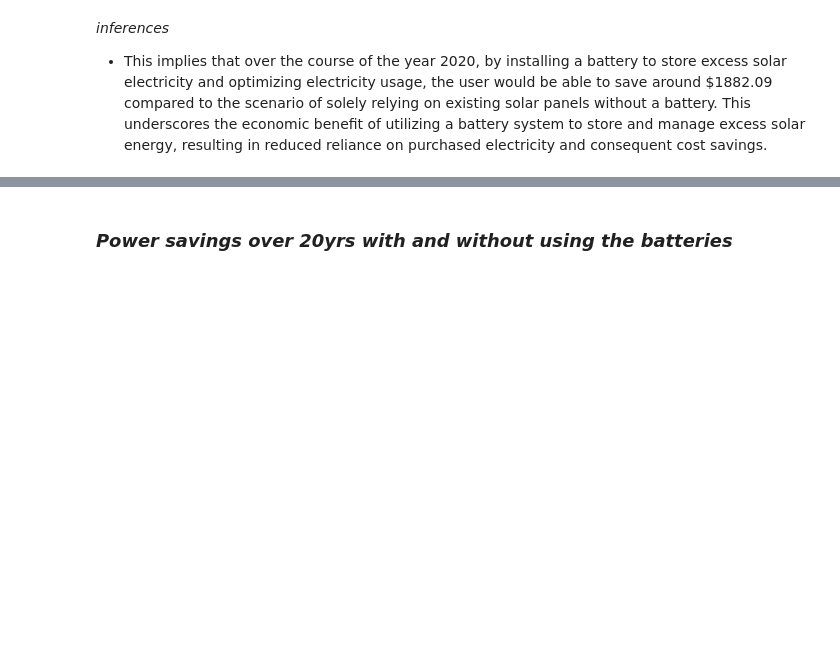
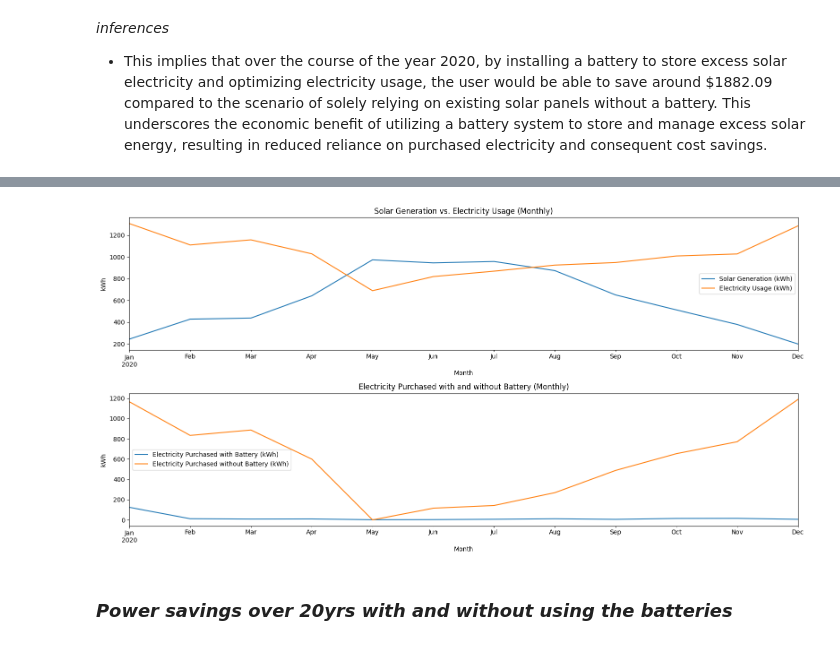
Before and after one commit to paulmachau/Solar-power-Valuation-output, a Jupyter notebook: power_generation (3).ipynb, the cells around one changed output, grey strips where cells are left out. Cells and saved outputs as stored; diff of their text form; code cells hidden in the pictures; blank space fills up the shorter version.

```diff
--- a/power_generation (3).ipynb
+++ b/power_generation (3).ipynb
@@ -612,3 +678,30 @@ plt.show()
+# %%
+# prompt: plotting subplots for solar generation, electricity usage, electricity purchased with battery, electricity without battery
+
+import matplotlib.pyplot as plt
+
+# Create a figure with two subplots
+fig, (ax1, ax2) = plt.subplots(2, 1, figsize=(16, 8))
+
+# Plot solar generation and electricity usage on the first subplot
+monthly_summary[['Solar Generation (kWh)', 'Electricity Usage (kWh)']].plot(ax=ax1)
+ax1.set_title('Solar Generation vs. Electricity Usage (Monthly)')
+ax1.set_xlabel('Month')
+ax1.set_ylabel('kWh')
+
+# Plot electricity purchased with and without battery on the second subplot
+monthly_summary[['Electricity Purchased with Battery (kWh)', 'Electricity Purchased without Battery (kWh)']].plot(ax=ax2)
+ax2.set_title('Electricity Purchased with and without Battery (Monthly)')
+ax2.set_xlabel('Month')
+ax2.set_ylabel('kWh')
+
+# Adjust spacing between subplots
+plt.tight_layout()
+
+# Display the figure
+plt.show()
+# %% [output]
+[figure, added]
 # %% [markdown]
 ### ***Power savings over 20yrs with and without using the batteries***
 # %%
```
Also changed, not shown: parts of 16 cells of this notebook.
